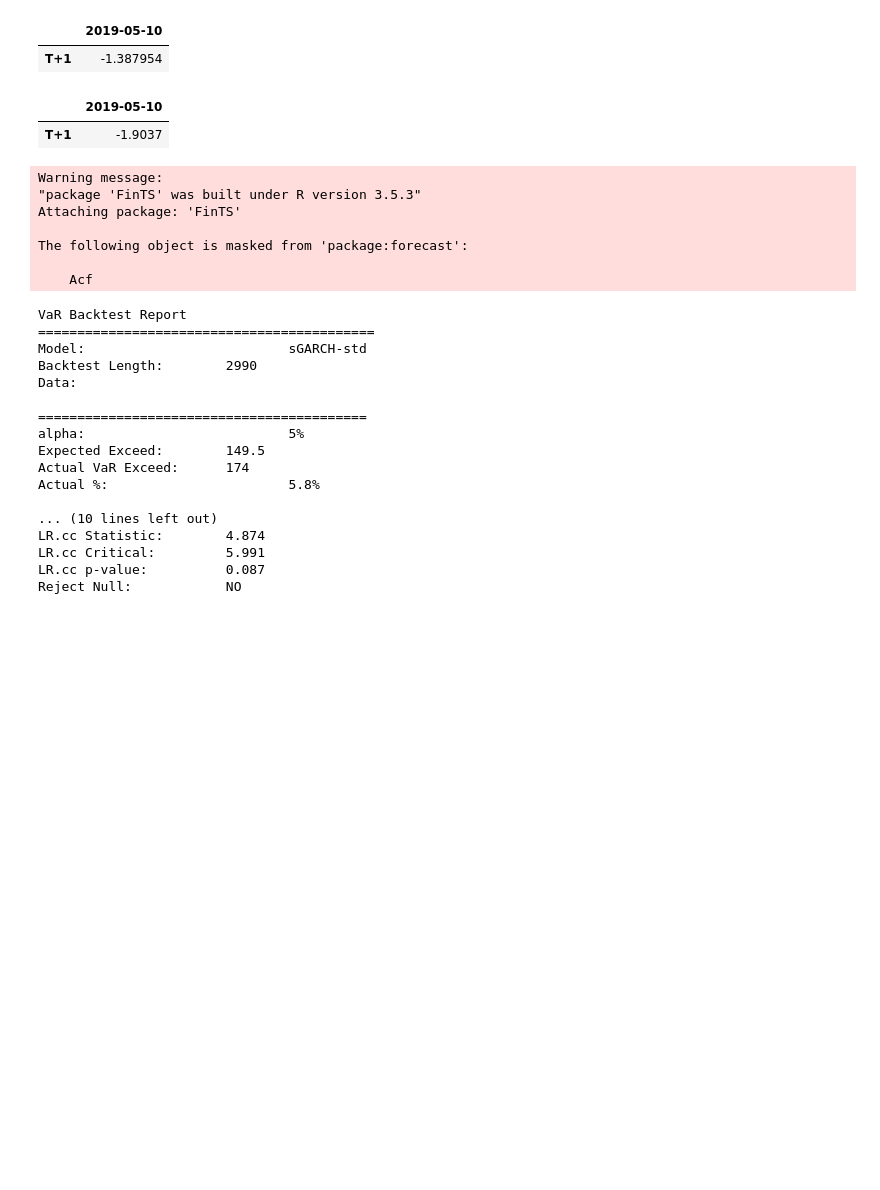
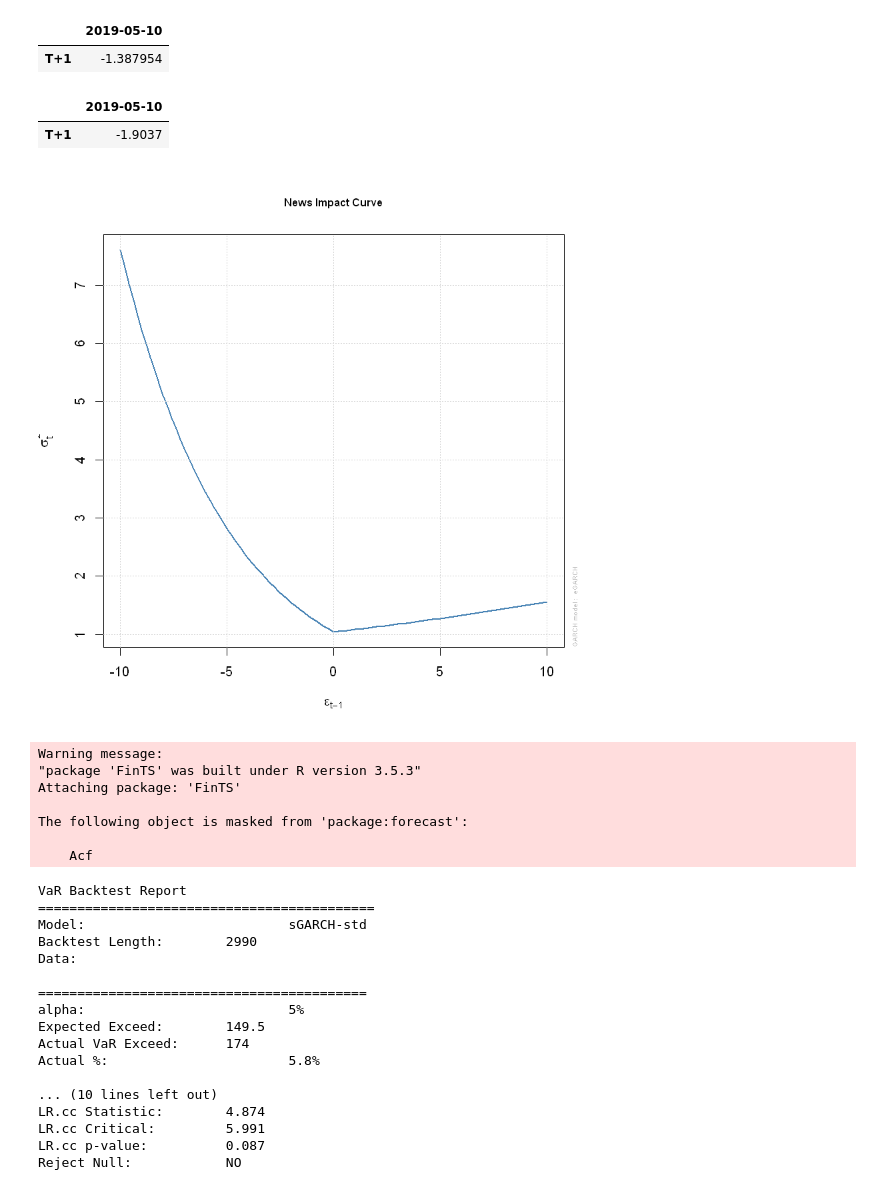
Before and after one commit to Rafal-Nowicki/Financial-Econometrics, a Jupyter notebook: univariate_garch_portfolio.ipynb, the cells around one changed output. Cells and saved outputs as stored; diff of their text form; code cells hidden in the pictures; blank space fills up the shorter version.

```diff
--- a/univariate_garch_portfolio.ipynb
+++ b/univariate_garch_portfolio.ipynb
@@ -661,6 +705,12 @@ qf   <- function(x) qdist("std", p=x, shape=v)
 | T+1 | -1.387954 |
 |  | 2019-05-10 |
 | T+1 | -1.9037 |
+# %%
+# In case of eGARCH News Impact Curve looks as following
+
+plot(fit2, which = 12)
+# %% [output]
+[figure, added]
 # %%
 library(FinTS)
 
```
Also changed, not shown: parts of 14 cells of this notebook.
